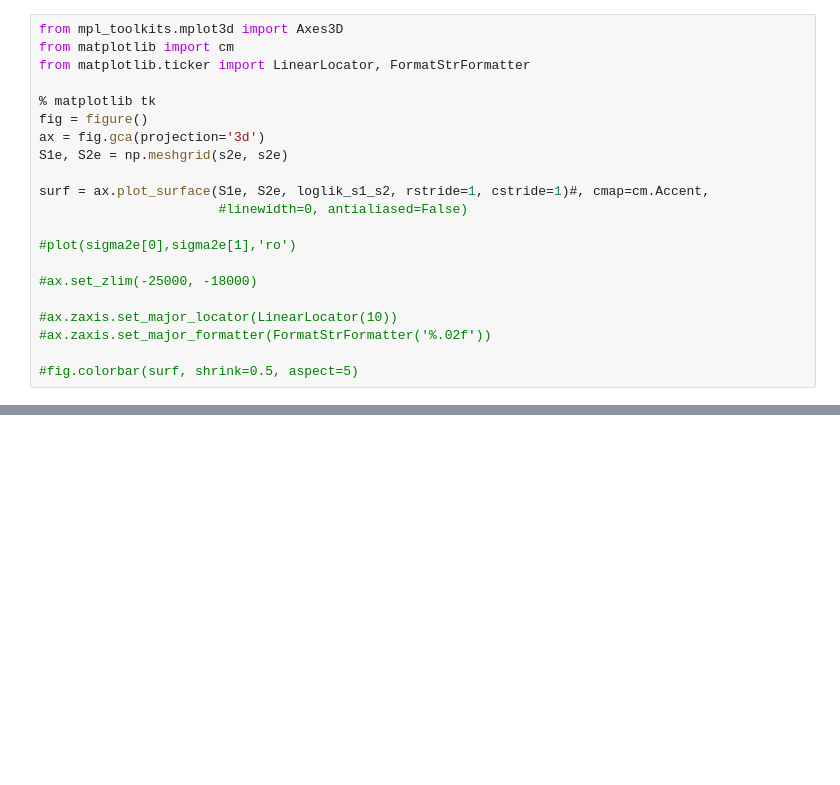
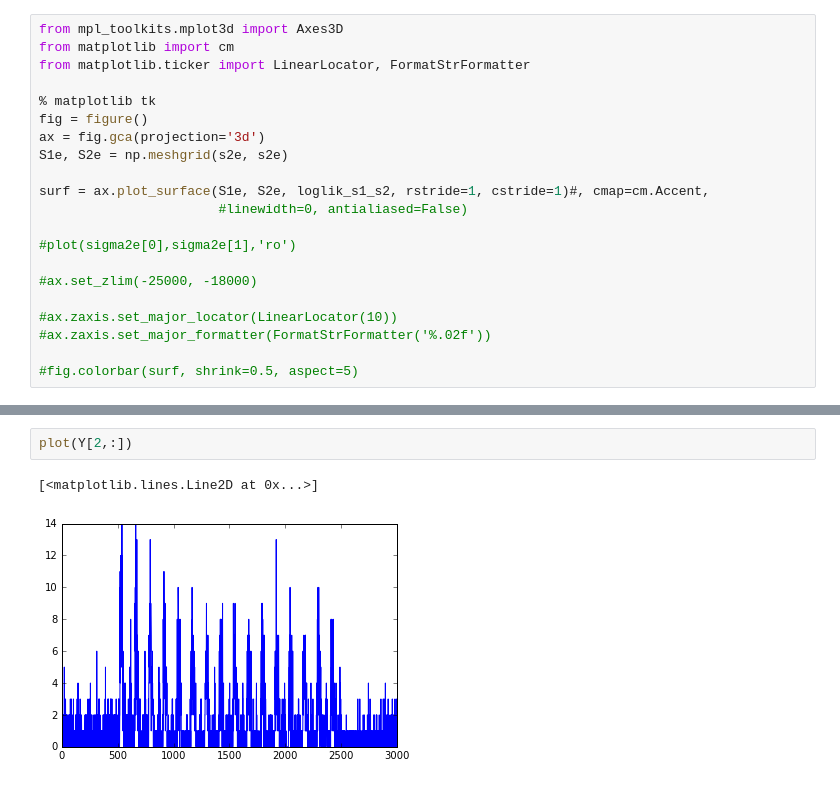
Before and after one commit to lciti/SEAS2016, a Jupyter notebook: ClusteringKalmanBasedOnSigma2e.ipynb, the cells around one changed output, grey strips where cells are left out. Saved outputs shown, nothing was run; the diff lists cells and outputs as text; blank space fills up the shorter version.

```diff
--- a/ClusteringKalmanBasedOnSigma2e.ipynb
+++ b/ClusteringKalmanBasedOnSigma2e.ipynb
@@ -298,0 +324,5 @@ plot(x_map)
+# %%
+plot(Y[2,:])
+# %% [output]
+[<matplotlib.lines.Line2D at 0x...>]
+[figure, added]
```
Also changed, not shown: parts of 19 cells of this notebook.
